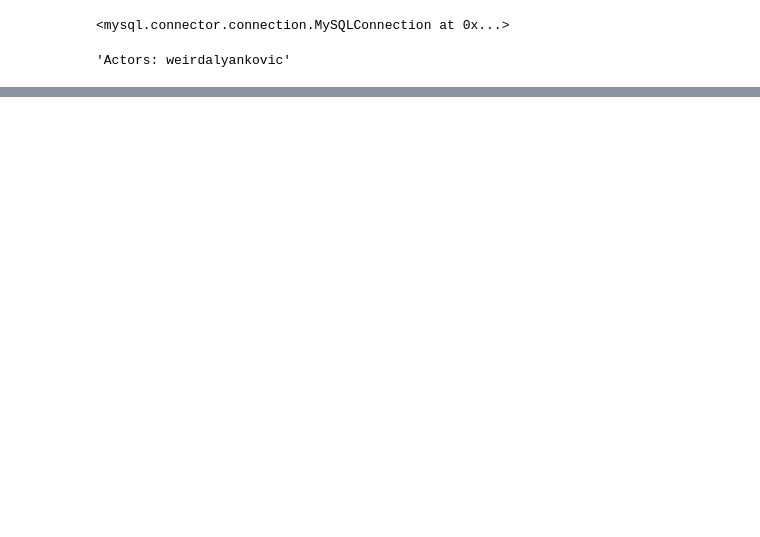
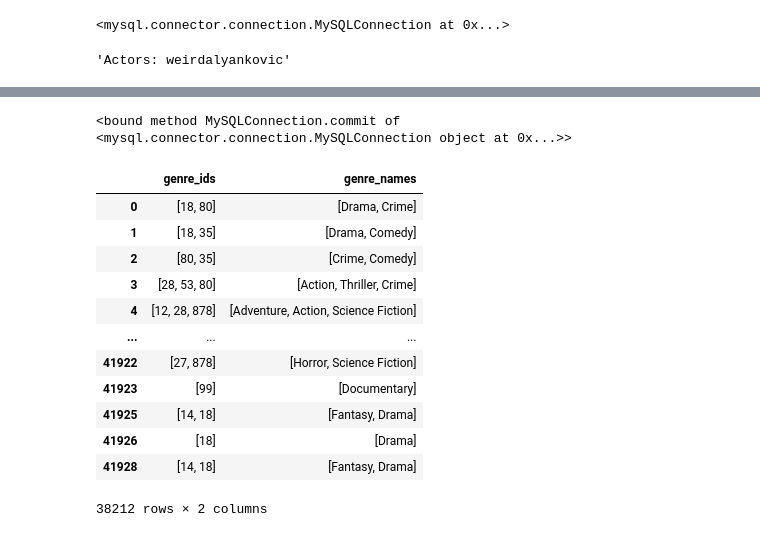
Before and after one commit to nguyenduchuyiu/ali33, a Jupyter notebook: backend/db_creator/film_info.ipynb, the cells around one changed output, grey strips where cells are left out. Saved outputs shown, nothing was run; the diff lists cells and outputs as text; code cells hidden in the pictures; blank space fills up the shorter version.

```diff
--- a/backend/db_creator/film_info.ipynb
+++ b/backend/db_creator/film_info.ipynb
@@ -8,7 +1,14 @@ film_info.drop_duplicates(subset=['id'], keep='first', inplace=True)
 # %%
+import pandas as pd
 from ast import literal_eval
+
+film_info = pd.read_csv('E:/ali33/backend/db_creator/film_info.csv')
+film_info.drop_duplicates(subset=['id'], keep='first', inplace=True)
 
 film_info['cast'] = film_info['cast'].apply(lambda x : literal_eval(x))
 film_info['genre_names'] = film_info['genre_names'].apply(lambda x : literal_eval(x))
+film_info['genre_ids'] = film_info['genre_ids'].apply(lambda x : literal_eval(x))
 # %%
 film_info = film_info[film_info['cast'].apply(lambda x : len(x) > 0)]
+film_info = film_info[film_info['genre_ids'].apply(lambda x : len(x) > 0)]
+film_info = film_info[film_info['main_director'].apply(lambda x: isinstance(x, str))]
@@ -150,0 +154,20 @@ print(df)
+# %%
+conn.commit
+# %% [output]
+<bound method MySQLConnection.commit of <mysql.connector.connection.MySQLConnection object at 0x...>>
+# %%
+film_info[['genre_ids', 'genre_names']]
+# %% [output]
+|  | genre_ids | genre_names |
+| 0 | [18, 80] | [Drama, Crime] |
+| 1 | [18, 35] | [Drama, Comedy] |
+| 2 | [80, 35] | [Crime, Comedy] |
+| 3 | [28, 53, 80] | [Action, Thriller, Crime] |
+| 4 | [12, 28, 878] | [Adventure, Action, Science Fiction] |
+| ... | ... | ... |
+| 41922 | [27, 878] | [Horror, Science Fiction] |
+| 41923 | [99] | [Documentary] |
+| 41925 | [14, 18] | [Fantasy, Drama] |
+| 41926 | [18] | [Drama] |
+| 41928 | [14, 18] | [Fantasy, Drama] |
+38212 rows × 2 columns
```
Also changed, not shown: parts of 28 cells of this notebook, 13 other files.
